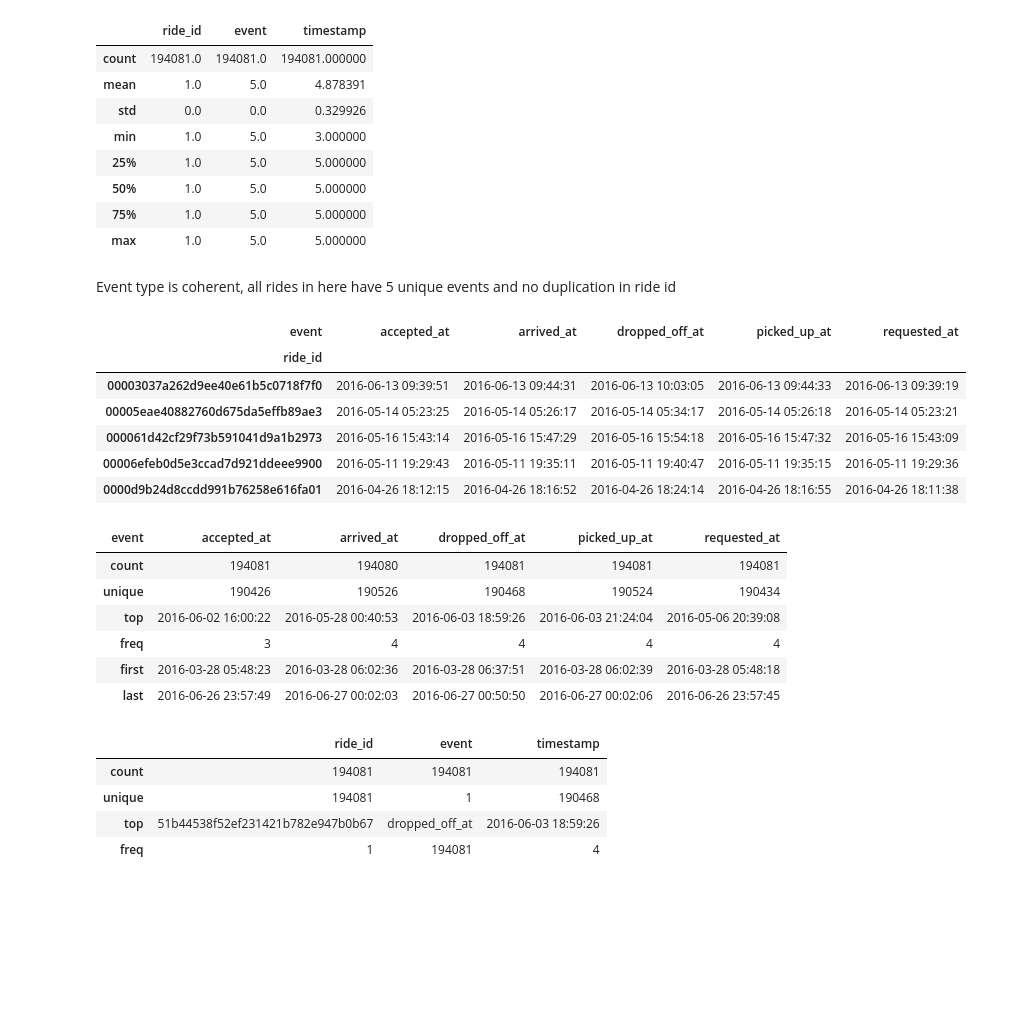
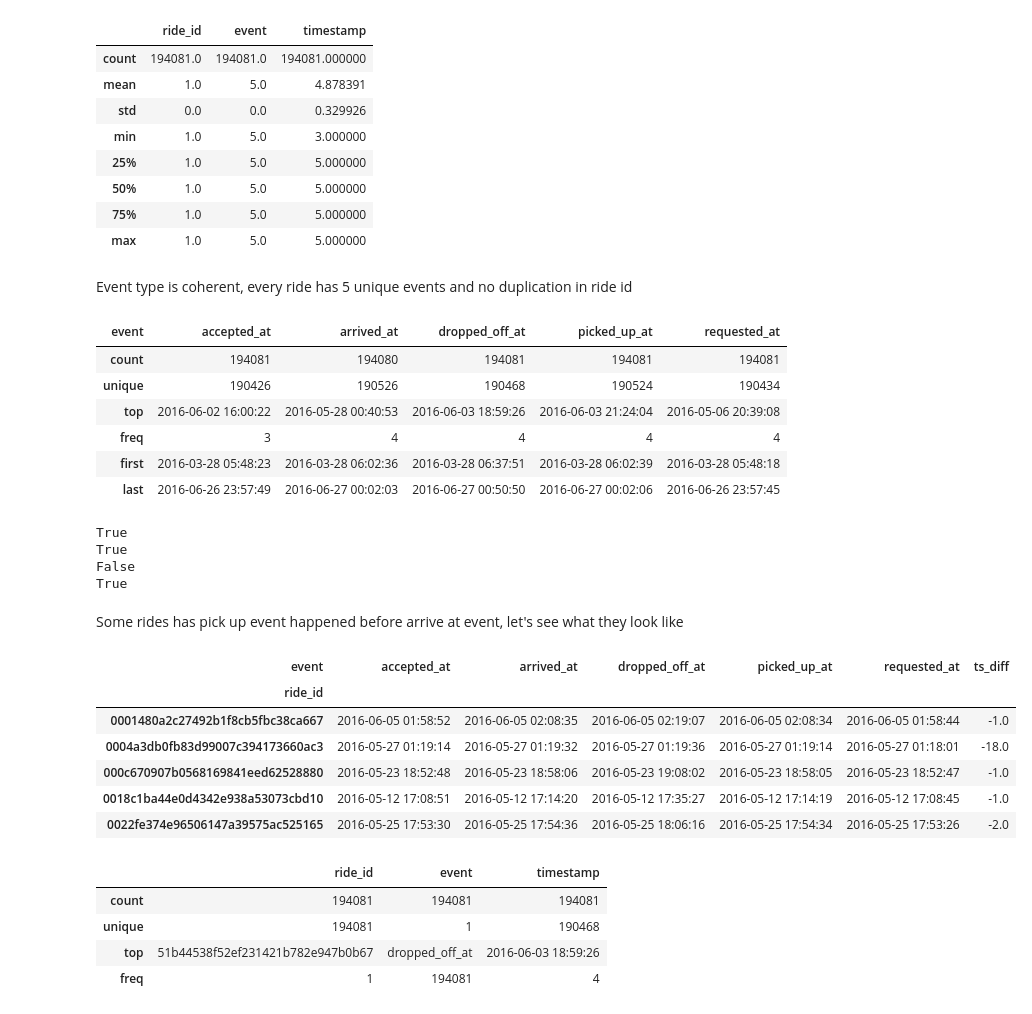
Before and after one commit to slu2009/data_work, a Jupyter notebook: Lyft Data Assignment.ipynb, the cells around one changed output. Saved outputs shown, nothing was run; the diff lists cells and outputs as text; code cells hidden in the pictures; blank space fills up the shorter version.

```diff
--- a/Lyft Data Assignment.ipynb
+++ b/Lyft Data Assignment.ipynb
@@ -128,31 +121,30 @@ events_per_ride.describe()
 | 75% | 1.0 | 5.0 | 5.000000 |
 | max | 1.0 | 5.0 | 5.000000 |
 # %% [markdown]
-Event type is coherent, all rides in here have 5 unique events and no duplication in ride id
+Event type is coherent, every ride has 5 unique events and no duplication in ride id
 # %%
 #pivot ride_ts table to make it convenient for future merging with ride data
 ride_event = ride_ts.pivot(index='ride_id', columns='event', values='timestamp' )
-ride_event.head()
+ride_event.describe()
 # %% [output]
 | event | accepted_at | arrived_at | dropped_off_at | picked_up_at | requested_at |
-| ride_id |  |  |  |  |  |
-| 00003037a262d9ee40e61b5c0718f7f0 | 2016-06-13 09:39:51 | 2016-06-13 09:44:31 | 2016-06-13 10:03:05 | 2016-06-13 09:44:33 | 2016-06-13 09:39:19 |
-| 00005eae40882760d675da5effb89ae3 | 2016-05-14 05:23:25 | 2016-05-14 05:26:17 | 2016-05-14 05:34:17 | 2016-05-14 05:26:18 | 2016-05-14 05:23:21 |
-| 000061d42cf29f73b591041d9a1b2973 | 2016-05-16 15:43:14 | 2016-05-16 15:47:29 | 2016-05-16 15:54:18 | 2016-05-16 15:47:32 | 2016-05-16 15:43:09 |
-| 00006efeb0d5e3ccad7d921ddeee9900 | 2016-05-11 19:29:43 | 2016-05-11 19:35:11 | 2016-05-11 19:40:47 | 2016-05-11 19:35:15 | 2016-05-11 19:29:36 |
-| 0000d9b24d8ccdd991b76258e616fa01 | 2016-04-26 18:12:15 | 2016-04-26 18:16:52 | 2016-04-26 18:24:14 | 2016-04-26 18:16:55 | 2016-04-26 18:11:38 |
+| count | 194081 | 194080 | 194081 | 194081 | 194081 |
+| unique | 190426 | 190526 | 190468 | 190524 | 190434 |
+| top | 2016-06-02 16:00:22 | 2016-05-28 00:40:53 | 2016-06-03 18:59:26 | 2016-06-03 21:24:04 | 2016-05-06 20:39:08 |
+| freq | 3 | 4 | 4 | 4 | 4 |
+| first | 2016-03-28 05:48:23 | 2016-03-28 06:02:36 | 2016-03-28 06:37:51 | 2016-03-28 06:02:39 | 2016-03-28 05:48:18 |
+| last | 2016-06-26 23:57:49 | 2016-06-27 00:02:03 | 2016-06-27 00:50:50 | 2016-06-27 00:02:06 | 2016-06-26 23:57:45 |
-# %%
-ride_event['requested_at'] = pd.to_datetime(ride_event['requested_at'])
-ride_event['accepted_at'] = pd.to_datetime(ride_event['accepted_at'])
-ride_event['arrived_at'] = pd.to_datetime(ride_event['arrived_at'])
-ride_event['picked_up_at'] = pd.to_datetime(ride_event['picked_up_at'])
-ride_event['dropped_off_at'] = pd.to_datetime(ride_event['dropped_off_at'])
-ride_event.describe()
-# %% [output]
-| event | accepted_at | arrived_at | dropped_off_at | picked_up_at | requested_at |
-| count | 194081 | 194080 | 194081 | 194081 | 194081 |
-| unique | 190426 | 190526 | 190468 | 190524 | 190434 |
-| top | 2016-06-02 16:00:22 | 2016-05-28 00:40:53 | 2016-06-03 18:59:26 | 2016-06-03 21:24:04 | 2016-05-06 20:39:08 |
-| freq | 3 | 4 | 4 | 4 | 4 |
-| first | 2016-03-28 05:48:23 | 2016-03-28 06:02:36 | 2016-03-28 06:37:51 | 2016-03-28 06:02:39 | 2016-03-28 05:48:18 |
-| last | 2016-06-26 23:57:49 | 2016-06-27 00:02:03 | 2016-06-27 00:50:50 | 2016-06-27 00:02:06 | 2016-06-26 23:57:45 |
+# %%
+#Data coherency check: is any ride that has earilier event's ts behind the later event,
+#i.e. accepted ts behind picked up ts
+print(ride_event.query('accepted_at<requested_at').empty)
+print(ride_event.query('arrived_at<accepted_at').empty)
+print(ride_event.query('picked_up_at<arrived_at').empty)
+print(ride_event.query('dropped_off_at<picked_up_at').empty)
+# %% [output]
+True
+True
+False
+True
+# %% [markdown]
+Some rides has pick up event happened before arrive at event, let's see what they look like
@@ -159,3 +153,16 @@ ride_event.describe()
+# %%
+ride_pu_b4_aa = ride_event[ride_event['picked_up_at']<ride_event['arrived_at']]
+ride_pu_b4_aa['ts_diff'] = (ride_pu_b4_aa['picked_up_at'] - ride_pu_b4_aa['arrived_at']).astype('timedelta64[s]')
+ride_pu_b4_aa.head()
+#ride_pu_b4_aa.groupby(['ts_diff']).count(ride_pu_b4_aa['ride_id'])
+# %% [output]
+| event | accepted_at | arrived_at | dropped_off_at | picked_up_at | requested_at | ts_diff |
+| ride_id |  |  |  |  |  |  |
+| 0001480a2c27492b1f8cb5fbc38ca667 | 2016-06-05 01:58:52 | 2016-06-05 02:08:35 | 2016-06-05 02:19:07 | 2016-06-05 02:08:34 | 2016-06-05 01:58:44 | -1.0 |
+| 0004a3db0fb83d99007c394173660ac3 | 2016-05-27 01:19:14 | 2016-05-27 01:19:32 | 2016-05-27 01:19:36 | 2016-05-27 01:19:14 | 2016-05-27 01:18:01 | -18.0 |
+| 000c670907b0568169841eed62528880 | 2016-05-23 18:52:48 | 2016-05-23 18:58:06 | 2016-05-23 19:08:02 | 2016-05-23 18:58:05 | 2016-05-23 18:52:47 | -1.0 |
+| 0018c1ba44e0d4342e938a53073cbd10 | 2016-05-12 17:08:51 | 2016-05-12 17:14:20 | 2016-05-12 17:35:27 | 2016-05-12 17:14:19 | 2016-05-12 17:08:45 | -1.0 |
+| 0022fe374e96506147a39575ac525165 | 2016-05-25 17:53:30 | 2016-05-25 17:54:36 | 2016-05-25 18:06:16 | 2016-05-25 17:54:34 | 2016-05-25 17:53:26 | -2.0 |
 # %%
 #use drop off ts as the completion time
 ride_cmplt_ts = ride_ts[ride_ts['event']=='dropped_off_at']
```
Also changed, not shown: parts of 8 cells of this notebook.
